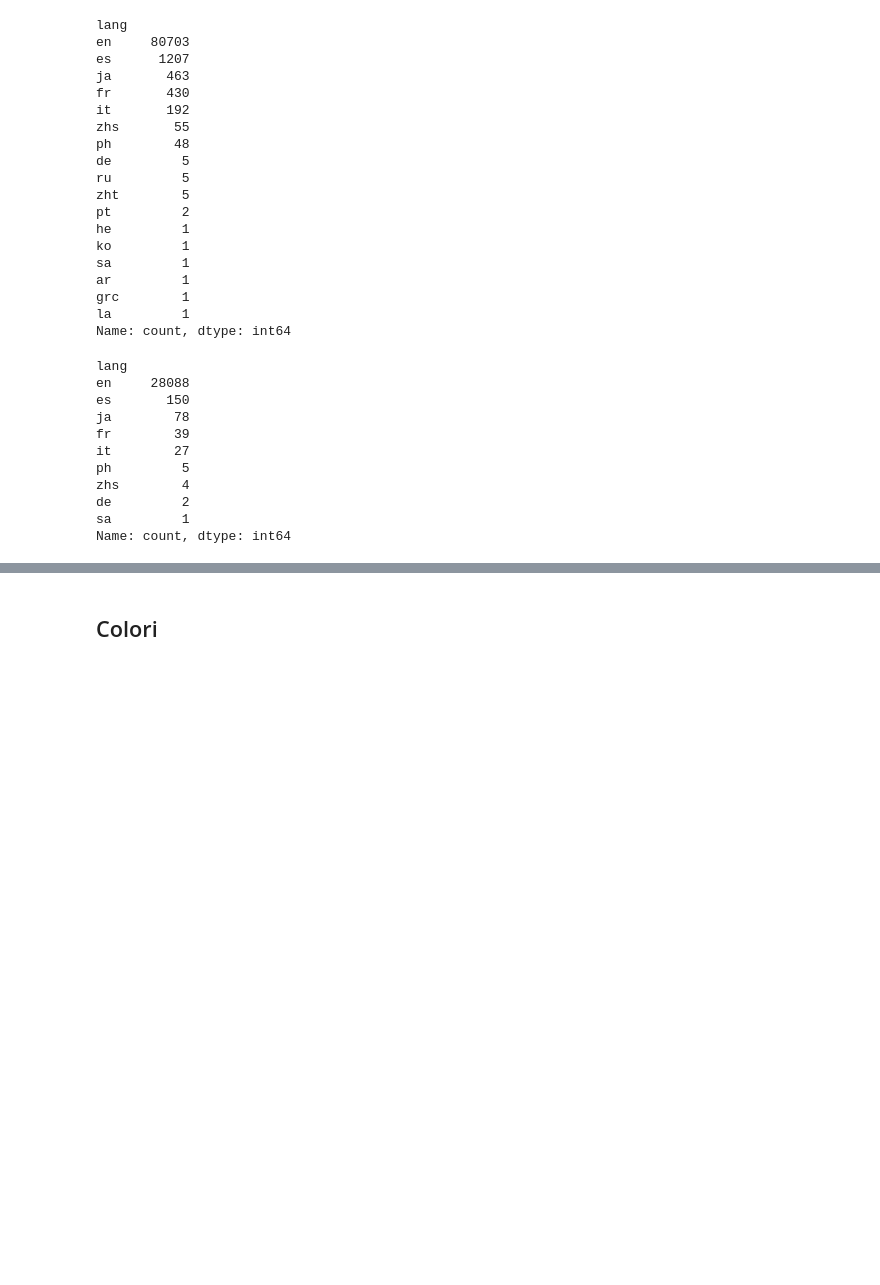
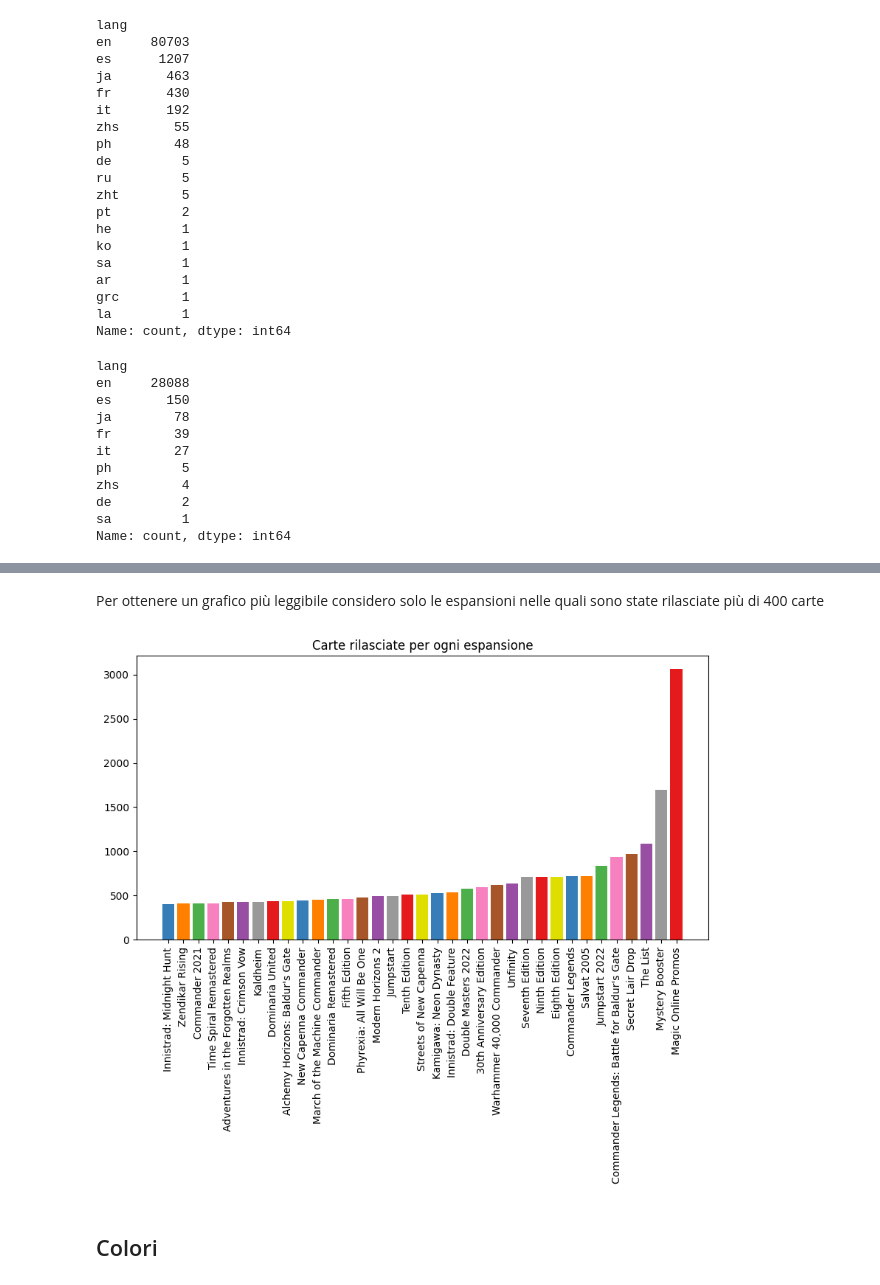
Before and after one commit to leonardosolari/SciViz-MTG, a Jupyter notebook: notebook.ipynb, the cells around one changed output, grey strips where cells are left out. Cells and saved outputs as stored; diff of their text form; code cells hidden in the pictures; blank space fills up the shorter version.

```diff
--- a/notebook.ipynb
+++ b/notebook.ipynb
@@ -566,0 +537,3 @@ plt.show()
+# %%
+setCount = df['set_name'].value_counts()
+setCount
@@ -567,3 +558,18 @@ plt.show()
+# %% [markdown]
+Per ottenere un grafico più leggibile considero solo le espansioni nelle quali sono state rilasciate più di 400 carte
+# %%
+espansioni = setCount.sort_values(ascending=True)[setCount >= 400]
+x = espansioni.values
+y = espansioni.index
+
+plt.title("Carte rilasciate per ogni espansione")
+plt.gcf().set_size_inches(10,5)
+plt.xticks(rotation=90)
+
+bar = plt.bar(y, x, color=colorBlindPalette)
+plt.show()
+# %% [output]
+[figure, added]
 # %% [markdown]
 ## Colori
 # %% [markdown]
```
Also changed, not shown: parts of 83 cells of this notebook.
